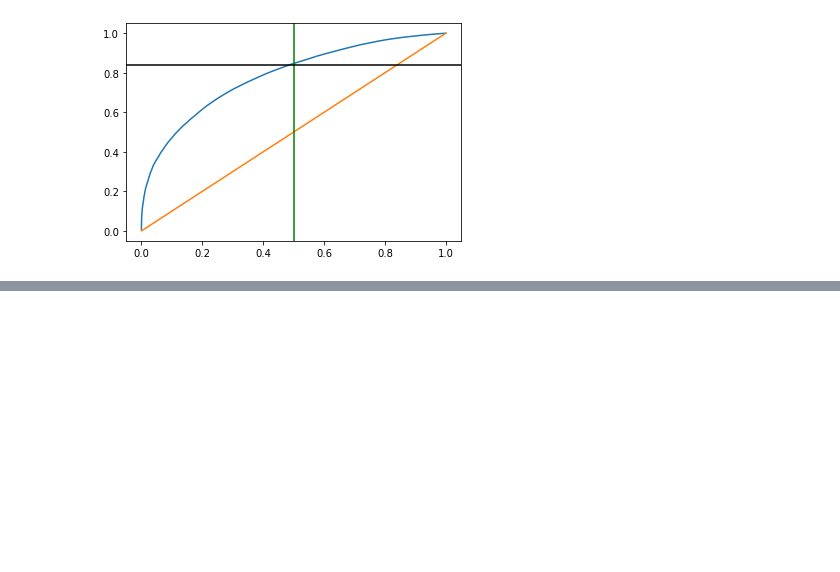
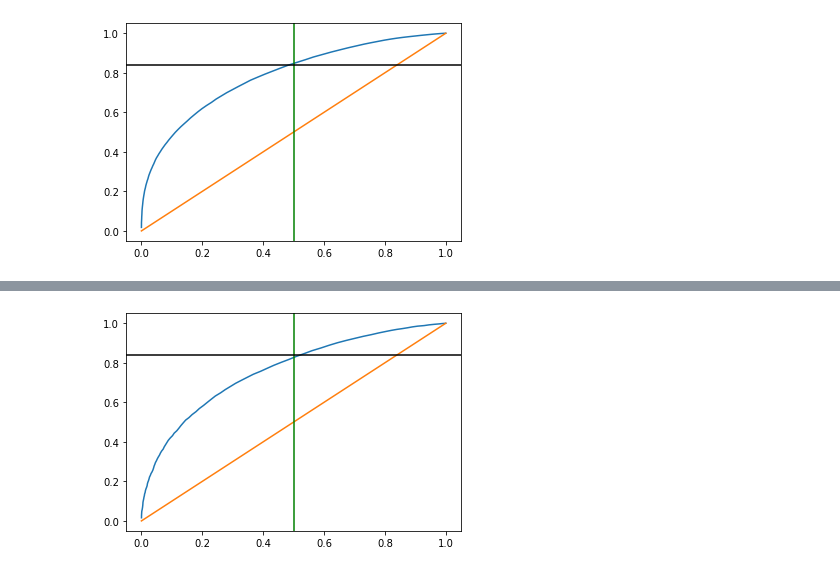
Before and after one commit to jmsardain/pumitigation, a Jupyter notebook: fullcode.ipynb, the cells around one changed output, grey strips where cells are left out. Saved outputs shown, nothing was run; the diff lists cells and outputs as text; code cells hidden in the pictures; blank space fills up the shorter version.

```diff
--- a/fullcode.ipynb
+++ b/fullcode.ipynb
@@ -1066,2 +1108,44 @@ len(list(np.where(np.array(df[df["eventNumber"]==47081807].cluster_ENG_CALIB_TOT
 # %%
-eventNumbers
+epoch_loss = 0.0
+
+optimizer.zero_grad()
+model.eval()
+nodes_out = torch.tensor([])
+labels_test = torch.tensor([])
+
+#for data in graph_list:
+#for data in dataloader:
+for data in graphs_test:
+#for data in dataloader_test:
+    data = data.to(device)  # Move batch data to the same device as model
+    out = model(data.x, data.edge_index)
+    out = out.view(-1, out.shape[-1])
+    labels = torch.tensor(data.y, dtype=torch.float).to(device)
+    labels = torch.reshape(labels, (int(list(labels.shape)[0]),1))
+
+    nodes_out = torch.cat((nodes_out.clone().detach(), out), 0)
+    labels_test = torch.cat((labels_test.clone().detach(), labels), 0)
+    loss = torch.nn.functional.binary_cross_entropy(out, labels)
+
+    #loss = torch.nn.functional.binary_cross_entropy(out, labels, weight = ww)
+    epoch_loss += loss.item()
+print(f'Epoch [{epoch+1}/{num_epochs}], Loss: {epoch_loss:.4f}')
+
+number_bins = 100
+
+out_NoPile = nodes_out[labels_test<0.5].detach().numpy()
+out_Pile = nodes_out[labels_test>0.5].detach().numpy()
+
+hist_NoPile = np.histogram( out_NoPile , bins=number_bins , range=(0,1) )#, weights = weight_good  )
+hist_Pile = np.histogram( out_Pile , bins=number_bins , range=(0,1) )
+
+ROC_NoPile = VecROC(hist_NoPile[0])
+ROC_Pile = VecROC(hist_Pile[0])
+fig, ax = plt.subplots()
+ax.plot(ROC_Pile[0:], ROC_NoPile[0:])
+ax.plot([0.0, 1.0], [0.0, 1.0])
+
+plt.axvline(x = 0.5, color = 'green')
+plt.axhline(y = 0.84, color = 'black')
+plt.show()
+# %% [output]
@@ -1067,0 +1153 @@ eventNumbers
+[figure, added]
```
Also changed, not shown: parts of 25 cells of this notebook, 1 other file.
